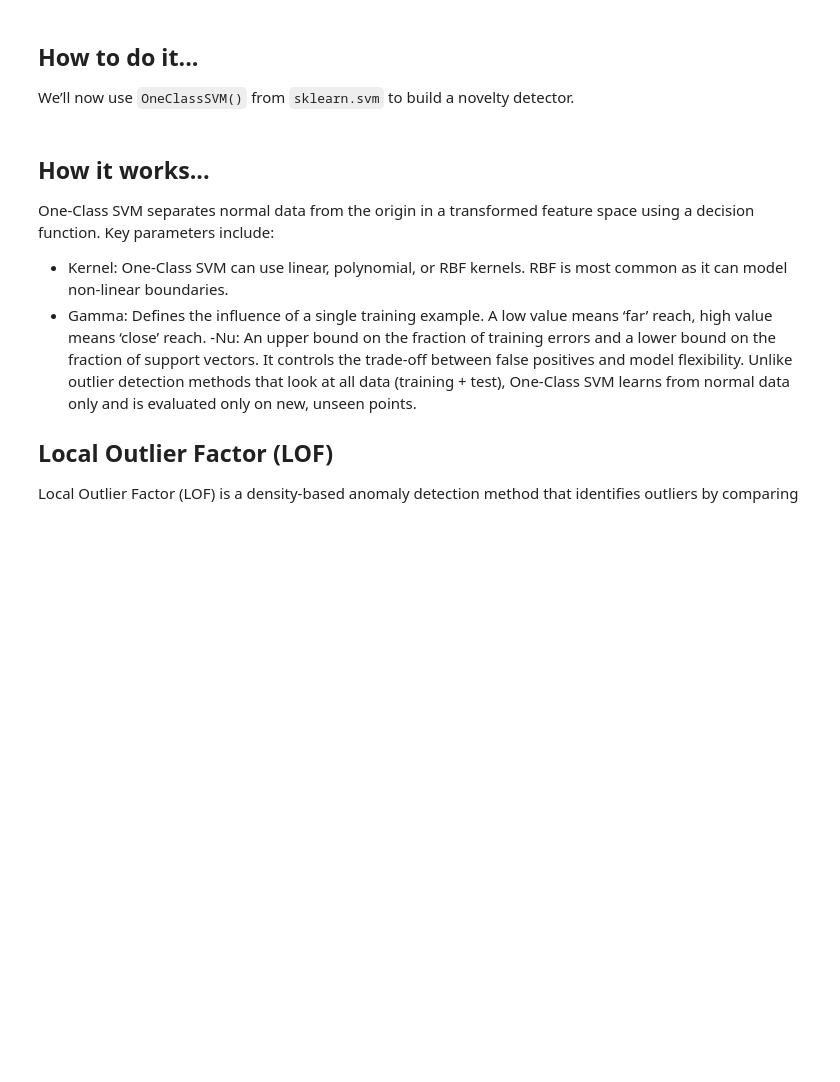
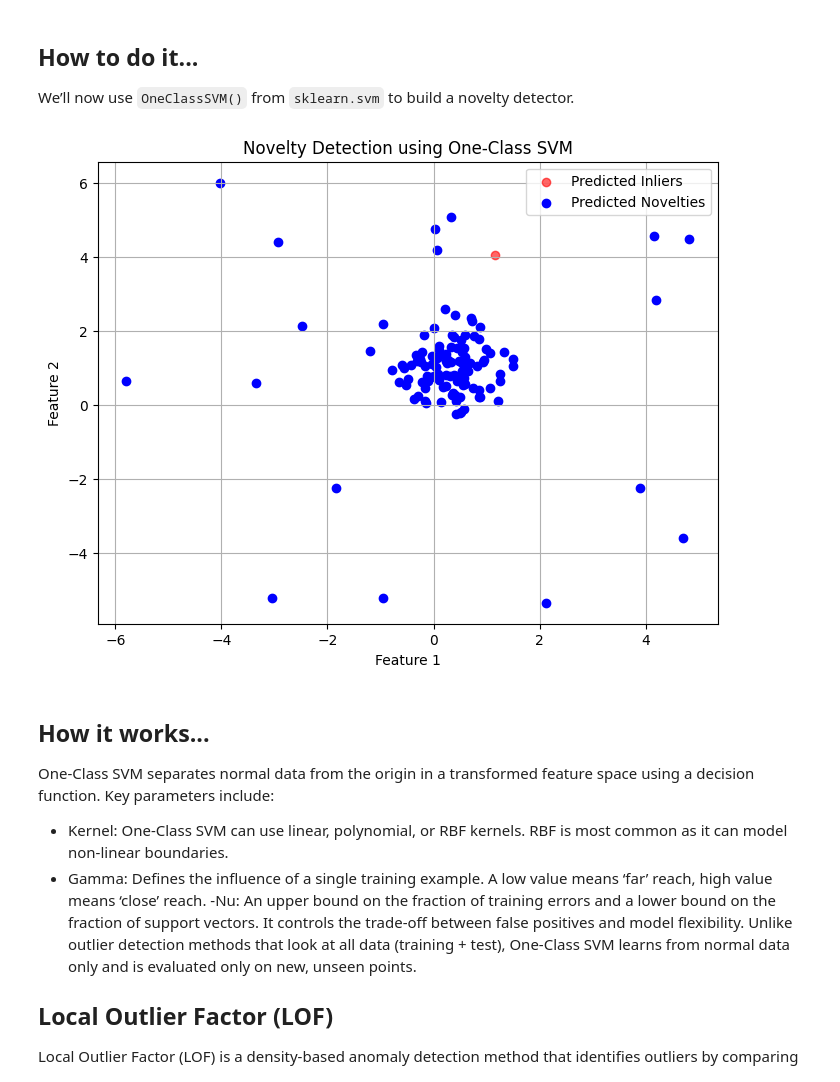
Before and after one commit to PacktPublishing/Scikit-Learn-Cookbook-Third-Edition, a Jupyter notebook: Chapter 11 Outlier and Novelty Detection.ipynb, the cells around one changed output. Cells and saved outputs as stored; diff of their text form; code cells hidden in the pictures; blank space fills up the shorter version.

```diff
--- a/Chapter 11 Outlier and Novelty Detection.ipynb
+++ b/Chapter 11 Outlier and Novelty Detection.ipynb
@@ -151,21 +161,23 @@ We’ll now use `OneClassSVM()` from `sklearn.svm` to build a novelty detector.
 # %%
 # Instantiate and fit the model
 model = OneClassSVM(kernel='rbf', gamma='scale', nu=0.05)
 model.fit(X_train)
 
 # Make predictions on the test data
 y_pred = model.predict(X_test)
 
 # Plot the predictions
 plt.figure(figsize=(8, 6))
-plt.scatter(X_test[y_pred == 1, 0], X_test[y_pred == 1, 1], color='blue', label='Predicted Inliers', alpha=0.6)
-plt.scatter(X_test[y_pred == -1, 0], X_test[y_pred == -1, 1], color='red', label='Predicted Novelties')
+plt.scatter(X_test[y_pred == 1, 0], X_test[y_pred == 1, 1], color='red', label='Predicted Inliers', alpha=0.6)
+plt.scatter(X_test[y_pred == -1, 0], X_test[y_pred == -1, 1], color='blue', label='Predicted Novelties')
 plt.title("Novelty Detection using One-Class SVM")
 plt.xlabel("Feature 1")
 plt.ylabel("Feature 2")
 plt.legend()
 plt.grid(True)
 plt.show()
+# %% [output]
+[figure, added]
 # %% [markdown]
 ## How it works...
 One-Class SVM separates normal data from the origin in a transformed feature space using a decision function. Key parameters include:
```
Also changed, not shown: parts of 12 cells of this notebook.
